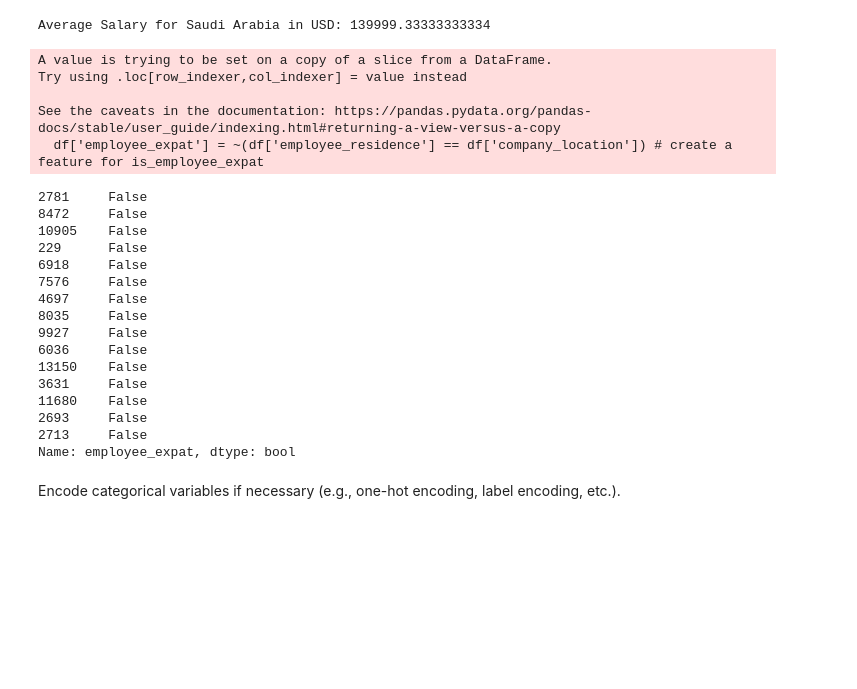
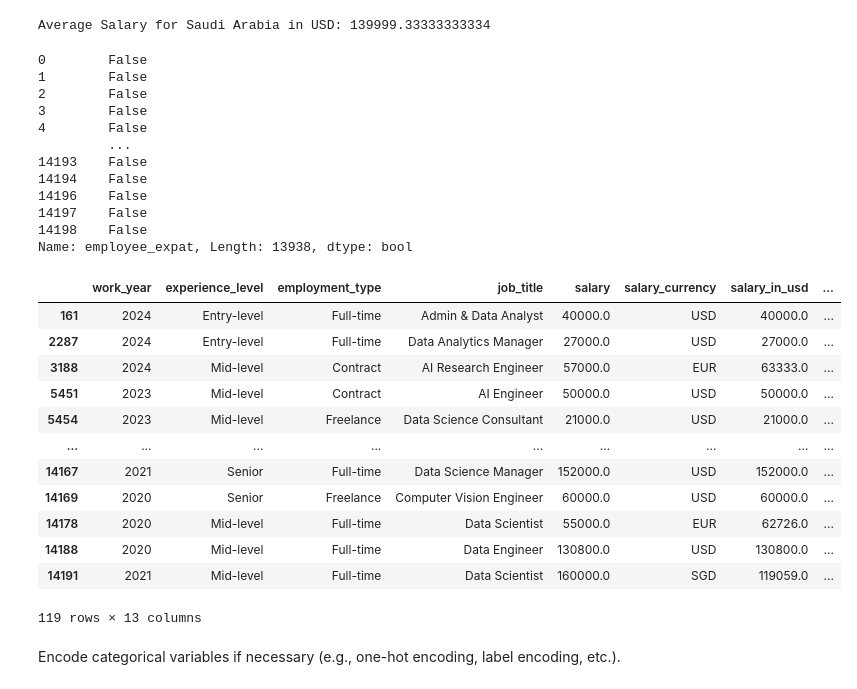
Before and after one commit to Adamixa/Data_field_job_analysis, a Jupyter notebook: notebook.ipynb, the cells around one changed output. Cells and saved outputs as stored; diff of their text form; code cells hidden in the pictures; blank space fills up the shorter version.

```diff
--- a/notebook.ipynb
+++ b/notebook.ipynb
@@ -530,29 +555,36 @@ Average Salary for Saudi Arabia in USD: 139999.33333333334
 # %%
 df['employee_expat'] = ~(df['employee_residence'] == df['company_location']) # create a feature for is_employee_expat
 
-df['employee_expat'].sample(15) # the employee residence and company location if the same
+df['employee_expat'] # the employee residence and company location if the same
 # %% [output]
-A value is trying to be set on a copy of a slice from a DataFrame.
-Try using .loc[row_indexer,col_indexer] = value instead
-
-See the caveats in the documentation: https://pandas.pydata.org/pandas-docs/stable/user_guide/indexing.html#returning-a-view-versus-a-copy
-  df['employee_expat'] = ~(df['employee_residence'] == df['company_location']) # create a feature for is_employee_expat
+0        False
+1        False
+2        False
+3        False
+4        False
+         ...
+14193    False
+14194    False
+14196    False
+14197    False
+14198    False
+Name: employee_expat, Length: 13938, dtype: bool
-2781     False
-8472     False
-10905    False
-229      False
-6918     False
-7576     False
-4697     False
-8035     False
-9927     False
-6036     False
-13150    False
-3631     False
-11680    False
-2693     False
-2713     False
-Name: employee_expat, dtype: bool
+# %%
+df.query("employee_expat == True")
+# %% [output]
+|  | work_year | experience_level | employment_type | job_title | salary | salary_currency | salary_in_usd | ... |
+| 161 | 2024 | Entry-level | Full-time | Admin & Data Analyst | 40000.0 | USD | 40000.0 | ... |
+| 2287 | 2024 | Entry-level | Full-time | Data Analytics Manager | 27000.0 | USD | 27000.0 | ... |
+| 3188 | 2024 | Mid-level | Contract | AI Research Engineer | 57000.0 | EUR | 63333.0 | ... |
+| 5451 | 2023 | Mid-level | Contract | AI Engineer | 50000.0 | USD | 50000.0 | ... |
+| 5454 | 2023 | Mid-level | Freelance | Data Science Consultant | 21000.0 | USD | 21000.0 | ... |
+| ... | ... | ... | ... | ... | ... | ... | ... | ... |
+| 14167 | 2021 | Senior | Full-time | Data Science Manager | 152000.0 | USD | 152000.0 | ... |
+| 14169 | 2020 | Senior | Freelance | Computer Vision Engineer | 60000.0 | USD | 60000.0 | ... |
+| 14178 | 2020 | Mid-level | Full-time | Data Scientist | 55000.0 | EUR | 62726.0 | ... |
+| 14188 | 2020 | Mid-level | Full-time | Data Engineer | 130800.0 | USD | 130800.0 | ... |
+| 14191 | 2021 | Mid-level | Full-time | Data Scientist | 160000.0 | SGD | 119059.0 | ... |
+119 rows × 13 columns
 # %% [markdown]
 Encode categorical variables if necessary (e.g., one-hot encoding, label encoding, etc.).
 # %%
```
Also changed, not shown: parts of 16 cells of this notebook.
